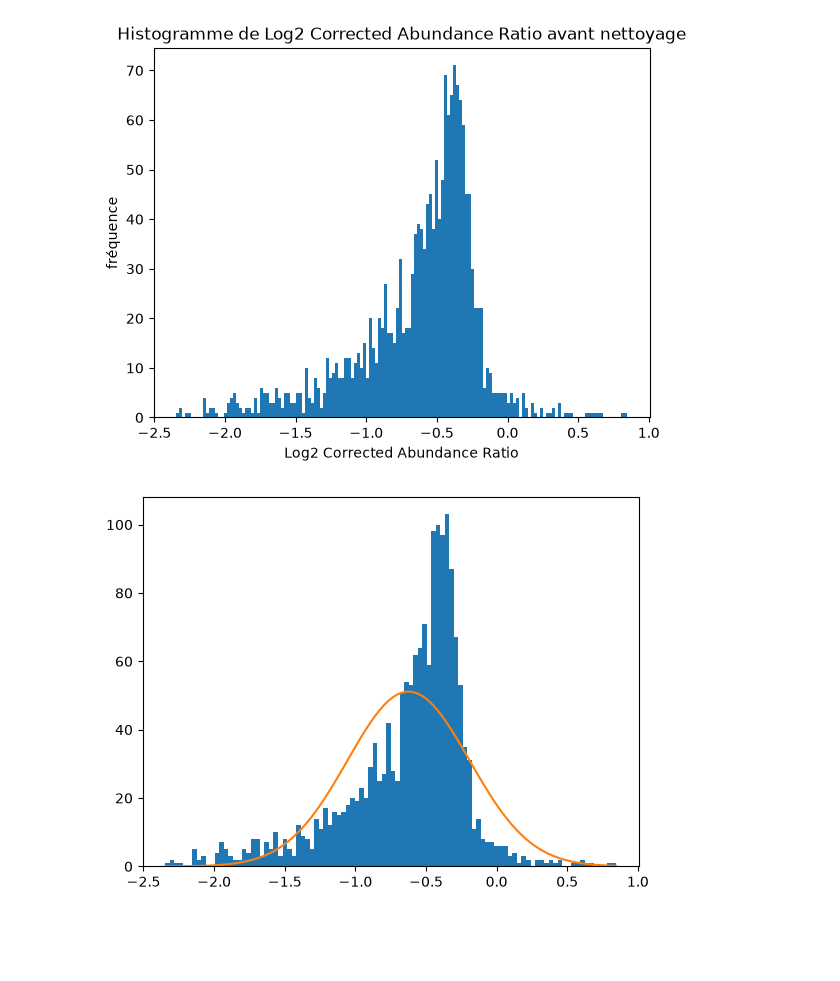
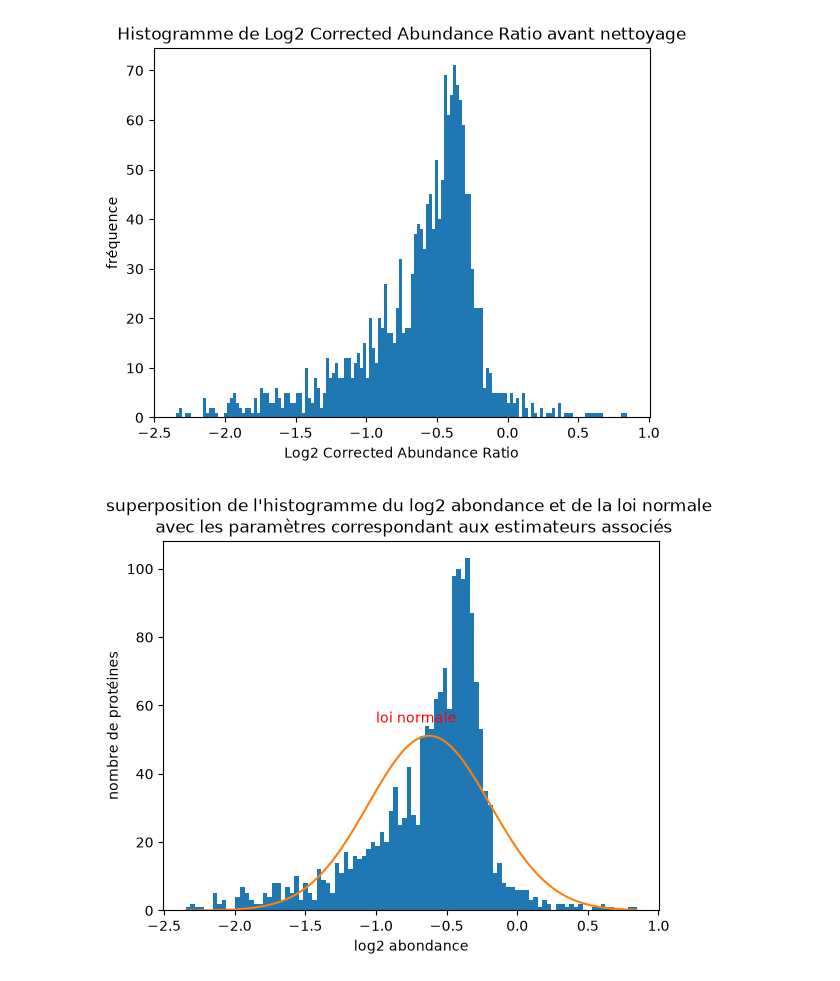
Before and after one commit to agathetassantof/tp-proteomics, a Jupyter notebook: TP.ipynb, the cells around one changed output. Drawn from its saved outputs; the diff is of its cells as text; code cells hidden in the pictures; blank space fills up the shorter version.

```diff
--- a/TP.ipynb
+++ b/TP.ipynb
@@ -70,12 +72,14 @@ plt.savefig("hist_log2_après")
 # %%
 ig, ax = plt.subplots()
 hist = ax.hist(df_filt["Log2 Corrected Abundance Ratio"], bins=100) # draw histogram
 x = np.linspace(min(df_filt["Log2 Corrected Abundance Ratio"]), max(df_filt["Log2 Corrected Abundance Ratio"]), 100) # generate PDF domain points
 dx = hist[1][1] - hist[1][0] # Get single value bar height
 scale = len(df_filt["Log2 Corrected Abundance Ratio"])*dx # scale accordingly
 ax.plot(x, norm.pdf(x, mu, sigma)*scale) # compute theoritical PDF and draw it
 plt.xlabel("log2 abondance")
 plt.ylabel("nombre de protéines")
+plt.title("superposition de l'histogramme du log2 abondance et de la loi normale \n avec les paramètres correspondant aux estimateurs associés")
+ax.text(-1, 55, "loi normale", color = "r")
 plt.savefig("hist_loi_norm")
 # %% [output]
-[figure, old version]
+[figure, new version]
```
Also changed, not shown: parts of 2 cells of this notebook, 3 other files.
